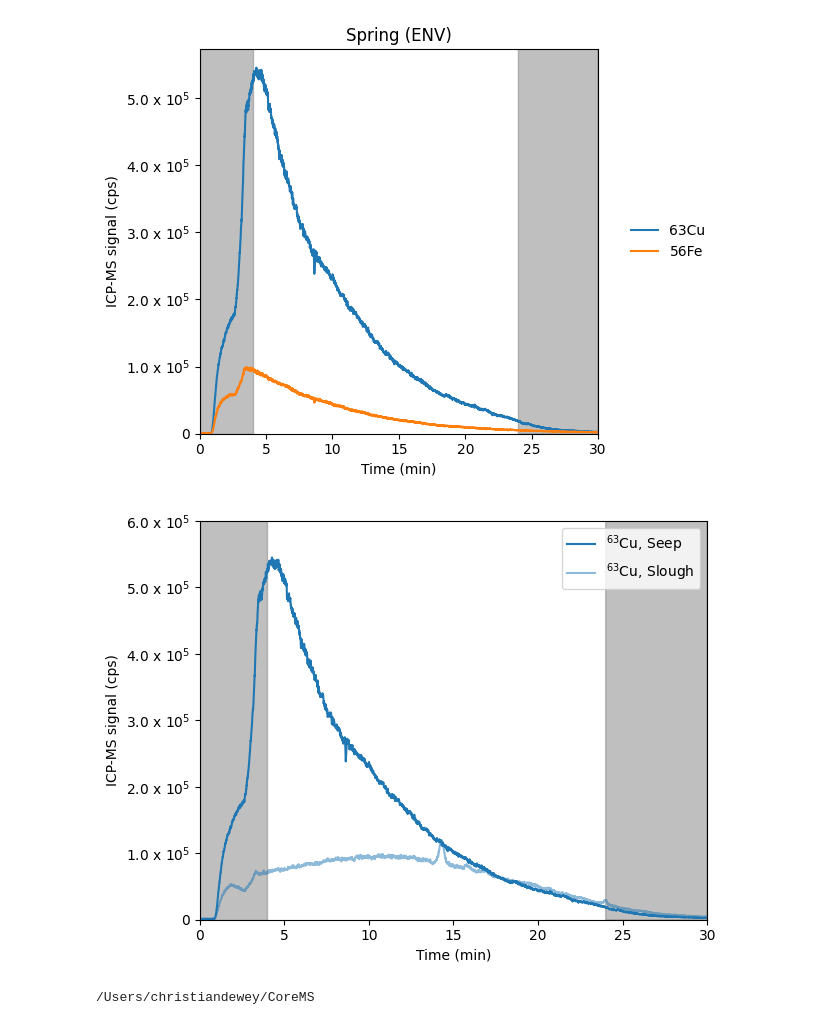
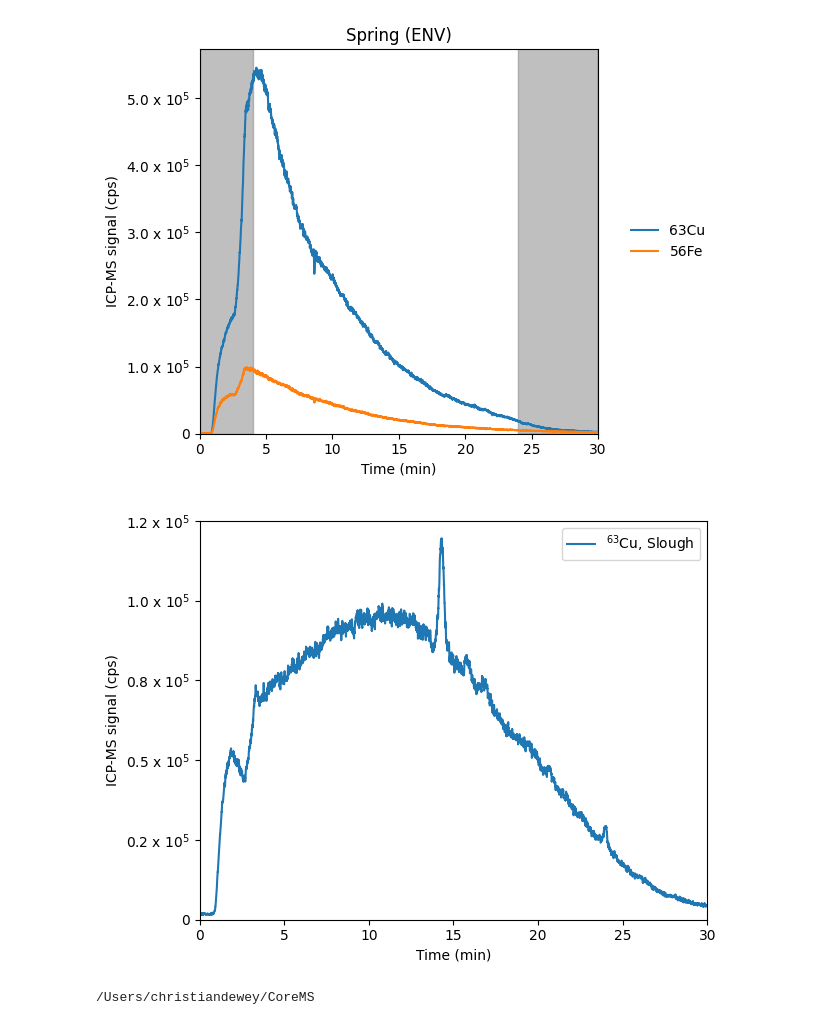
Before and after one commit to rboiteau/CoreMS, a Jupyter notebook: figs-mzwindowing.ipynb, the cells around one changed output. Saved outputs shown, nothing was run; the diff lists cells and outputs as text; code cells hidden in the pictures.

```diff
--- a/figs-mzwindowing.ipynb
+++ b/figs-mzwindowing.ipynb
@@ -88,11 +88,11 @@ plt.show()
 # %%
 from matplotlib.backends.backend_pdf import PdfPages
 
-flist = ['spring_env.csv','slough_env.csv']
+flist = ['slough_env.csv']  #'spring_env.csv',
 title = 'DOM-Cu'
 #flist = ['spring_ppl.csv','slough_ppl.csv']
 #title = 'PPL SPE Column'
-labels = ['Seep', 'Slough']
+labels = ['Slough'] #'Seep',
 alphas = [1,0.5]
 labs = {f:l for f,l in zip(flist,labels)}
 transp = {f:a for f,a in zip(flist,alphas)}
@@ -120,38 +120,38 @@ for me in metals:
         me_key = 'Time %s' %me
         ax.plot(icpms[me_key]/60, icpms[me], label=plab+', '+labs[f],color = cols[me], alpha = transp[f])
 
 
 #ax.set_ylim(0,maxicp*1.1)
 #ax.set_title(title)
 ax.set_xlabel('Time (min)')
 ax.set_ylabel('ICP-MS signal (cps)')
 #ax.legend(bbox_to_anchor=(1.05,0.5),loc='center left',frameon =False)
 ax.legend(bbox_to_anchor=(1.0,1.0),loc='upper right')
 
 ax.set_xlim(0,30)
-ax.set_ylim(bottom = 0, top = 6e5)
-ax.yaxis.set_major_locator(MultipleLocator(1e5))
+ax.set_ylim(bottom = 0, top = 1.25e5)
+ax.yaxis.set_major_locator(MultipleLocator(2.5e4))
 
-x = np.arange(0.0, 4, 0.01)
+'''x = np.arange(0.0, 4, 0.01)
 ax.fill_between(x, 0,1e6,  color = 'gray',alpha=0.5)
 x = np.arange(24, 30, 0.01)
-ax.fill_between(x, 0,1e6, color = 'gray', alpha=0.5)
+ax.fill_between(x, 0,1e6, color = 'gray', alpha=0.5)'''
 current_yvalues = plt.gca().get_yticks()
 ylabs = []
 for y in current_yvalues:
     if y == 0:
         d = int(0)
     else:
         d = '{:.1f} x $10^5$'.format(y/1e5)
     ylabs.append(d)
 #plt.gca().set_yticklabels(['{:.1f} x $10^5$'.format(y/1e5) for y in current_yvalues])
 plt.gca().set_yticklabels(ylabs)
 
 
 fig.tight_layout()
 plt.show()
 # %% [output]
-[figure, old version]
+[figure, new version]
 # %%
 from tabulate import tabulate
 geochem = pd.DataFrame(columns = ['Seep', 'Slough'], index = ['pH', 'Conductivity (mS/cm)','DO (mg/L)','T (C)','Total Cu (uM)', 'Total Fe (uM)', 'DOC (mM)'])
```
Also changed, not shown: 2 other files.
